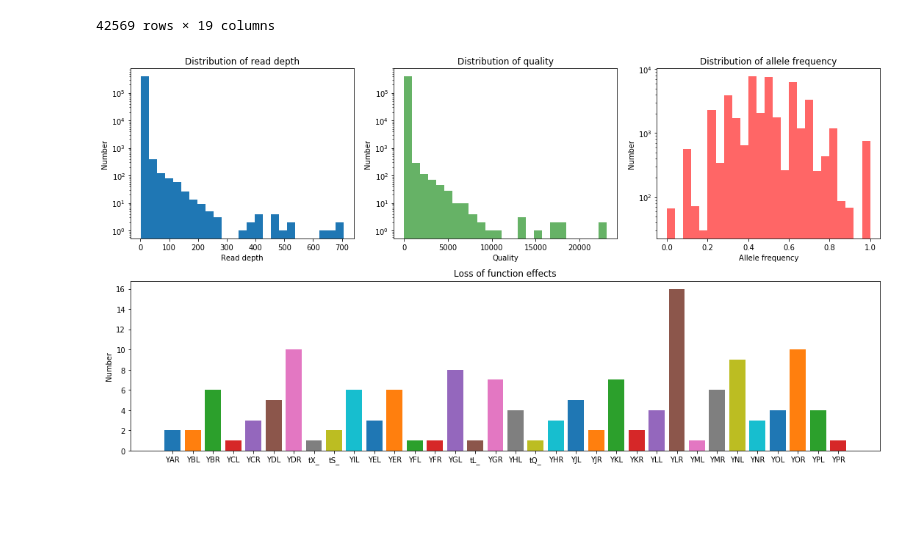
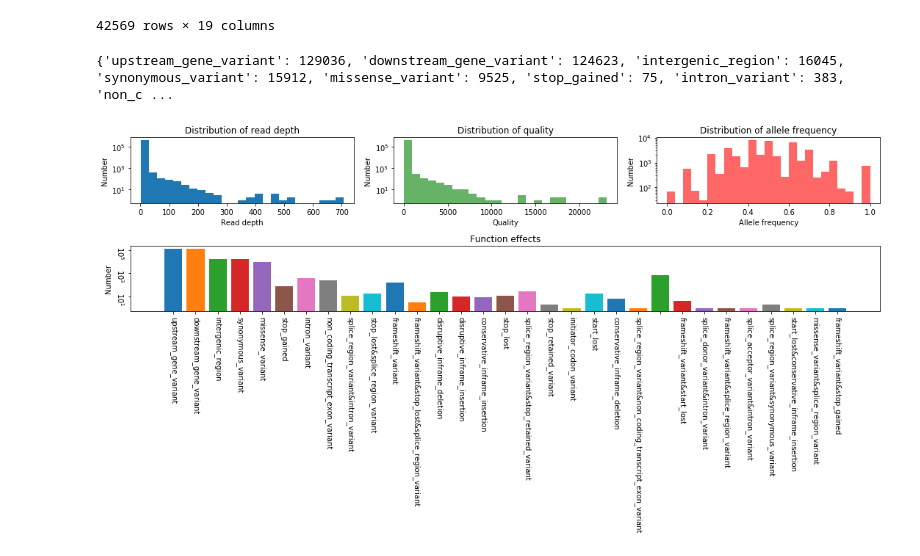
Before and after one commit to XiangningChen98/qbb2020-answers, a Jupyter notebook: HW2/HW2.ipynb, the cells around one changed output. Drawn from its saved outputs; the diff is of its cells as text; code cells hidden in the pictures; blank space fills up the shorter version.

```diff
--- a/HW2/HW2.ipynb
+++ b/HW2/HW2.ipynb
@@ -88,46 +88,49 @@ AF=[]
 infos=list(data['INFO'])
 for info in infos:
     items_sep=info.split(';')
     for item in items_sep:
         if ('AF=' in item) and ('SAF=' not in item):
             AF_info=item.split('=')
             if ',' in AF_info[1]:
 #
                 string=AF_info[1].split(',')
                 for i in string:
                     AF.append(float(i))
 
             else:
                 AF.append(float(AF_info[1]))
 ax2 = fig.add_subplot(spec[0,2])
 
 ax2.hist(AF,log=True,bins=25,color='red',alpha=0.6)
 ax2.set_xlabel('Allele frequency')
 ax2.set_ylabel('Number')
 ax2.set_title('Distribution of allele frequency')
 
-## Loss of function effect
-LOF=[]
+## unction effect
+ANN=[]
 infos=list(data['INFO'])
 for info in infos:
     items_sep=info.split(';')
     for item in items_sep:
-        if 'LOF=' in item:
-            LOF.append(item.split('|')[1])
-LOF_dict={}
-for i in LOF:
-    LOF_dict.setdefault(i[0:3],0)
-    LOF_dict[i[0:3]]+=1
+        if 'ANN=' in item:
+
+            effectsinfo=item.split(',')
+            for effectinfo in effectsinfo:
+                effects=effectinfo.split('|')[1]
+                ANN.append(effects)
+ANN_dict={}
+for ann in ANN:
+    ANN_dict.setdefault(ann,0)
+    ANN_dict[ann]+=1
 ax3 = fig.add_subplot(spec[1,0:3])
-
-for k,v in list(LOF_dict.items()):
-    ax3.bar(k,v)
+for k,v in list(ANN_dict.items()):
+    ax3.bar(k,v,log=True)
 ax3.set_ylabel('Number')
-ax3.set_title('Loss of function effects')
-
+ax3.tick_params(labelrotation=-90)
+ax3.set_title('Function effects')
+print(ANN_dict)
 plt.tight_layout()
 plt.savefig("step8_figure.png")
-
-#     ax[3].
 # %% [output]
+{'upstream_gene_variant': 129036, 'downstream_gene_variant': 124623, 'intergenic_region': 16045, 'synonymous_variant': 15912, 'missense_variant': 9525, 'stop_gained': 75, 'intron_variant': 383, 'non_c ...
-[figure, old version]
+[figure, new version]
```
Also changed, not shown: parts of 1 cell of this notebook, 1 other file.
